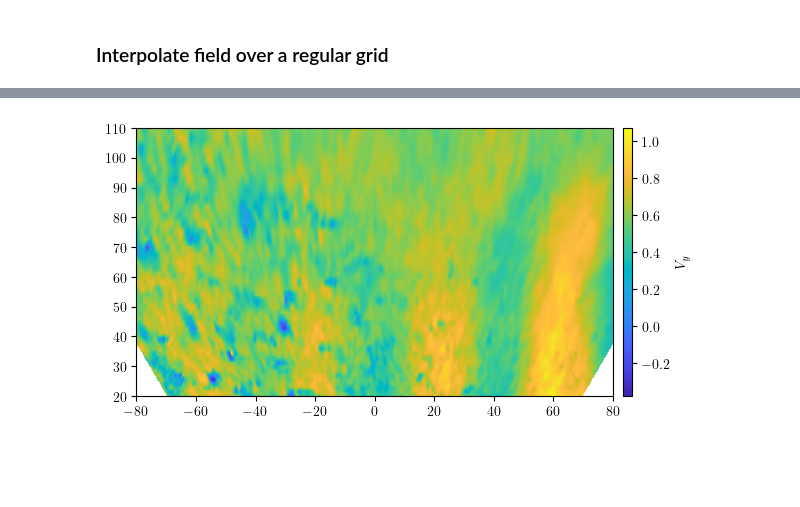
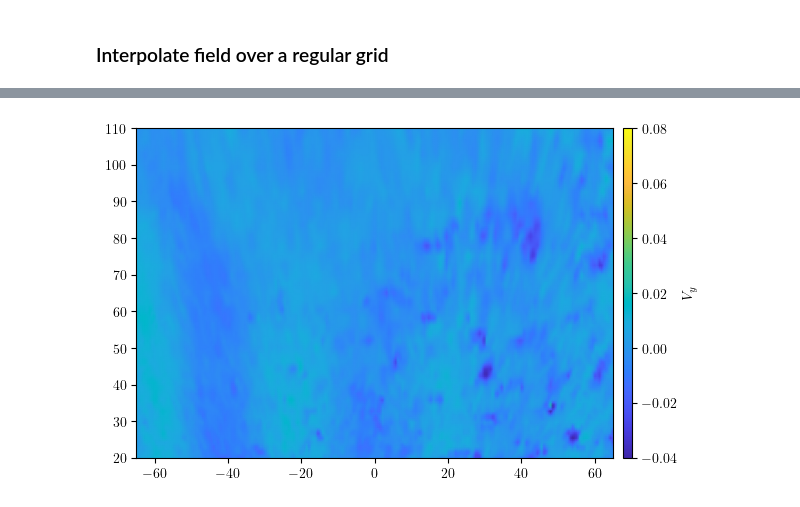
Before and after one commit to Turbotice/icewave, a Jupyter notebook: icewave/sebastien/BicWin2024/BicWin25_oblique_view.ipynb, the cells around one changed output, grey strips where cells are left out. Drawn from its saved outputs; the diff is of its cells as text; code cells hidden in the pictures; blank space fills up the shorter version.

```diff
--- a/icewave/sebastien/BicWin2024/BicWin25_oblique_view.ipynb
+++ b/icewave/sebastien/BicWin2024/BicWin25_oblique_view.ipynb
@@ -76,9 +77,12 @@ dict_keys(['DRONE', 'GPS', 'ID', 'PIV_param', 'PIXEL', 'SCALE', 'UTC_t', 'Vx', '
 # %% [markdown]
 ### Flip velocity fields
 # %%
-# Vx = FT.supress_quadratic_noise(np.transpose(S['Vx'],(1,0,2)),S['x'],S['y'])
-# Vy = FT.supress_quadratic_noise(np.transpose(S['Vy'],(1,0,2)),S['x'],S['y'])
-# Vx = np.transpose(Vx,(1,0,2))
-# Vy = np.transpose(Vy,(1,0,2))
-Vx = np.flip(S['Vx'],0)
-Vy = np.flip(S['Vy'],0)
+Vx = FT.supress_quadratic_noise(np.transpose(S['Vx'],(1,0,2)),S['x'],S['y'])
+Vy = FT.supress_quadratic_noise(np.transpose(S['Vy'],(1,0,2)),S['x'],S['y'])
+Vx = np.transpose(Vx,(1,0,2))
+Vy = np.transpose(Vy,(1,0,2))
+# Vx = np.flip(S['Vx'],0)
+# Vy = np.flip(S['Vy'],0)
+
+# Vx = S['Vx']
+# Vy = S['Vy']
@@ -235,12 +243,12 @@ ValueError: For X (134) and Y (239) with gouraud shading, A should have shape (2
 # %%
 #%% Define grid
 
-minx = -80
-maxx = 80
+minx = -65
+maxx = 65
 miny = 20
 maxy = 110
 
-artificial_facq_x = 1/0.4 # artificial spatial frequency in box/meter
+artificial_facq_x = 1/0.6 # artificial spatial frequency in box/meter
 grid_x, grid_y = np.meshgrid(
     np.linspace(minx, maxx, int((maxx - minx)*artificial_facq_x)),
     np.linspace(miny, maxy, int((maxy - miny)*artificial_facq_x))
@@ -265,4 +295,6 @@ ax.legend()
 # %%
-frame = 3600
 points = np.array([S['X'].ravel(),S['Y'].ravel()]).T
-interp_Vy = dp.interpolate_field(points,ux [:,:,frame],grid_x,grid_y)
+interp_uz = np.zeros((grid_x.shape[0],grid_x.shape[1],uz.shape[2]))
+for frame in range(uz.shape[2]):
+    print(frame)
+    interp_uz[:,:,frame] = dp.interpolate_field(points,uz[:,:,frame],grid_x,grid_y)
@@ -269,10 +335,12 @@ interp_Vy = dp.interpolate_field(points,ux [:,:,frame],grid_x,grid_y)
 # %%
+frame = 3600
 fig, ax = plt.subplots()
-imsh = ax.pcolormesh(grid_x.T,grid_y.T,interp_Vy.T,shading = 'gouraud',cmap = parula_map)
+imsh = ax.pcolormesh(grid_x.T,grid_y.T,interp_uz[:,:,frame].T,shading = 'gouraud',cmap = parula_map,
+                    vmin = -0.04, vmax = 0.08)
 divider = make_axes_locatable(ax)
 cax = divider.append_axes("right", size="2%", pad=0.1)
 cbar = plt.colorbar(imsh,cax = cax)
 cbar.set_label(r'$V_y$')
 ax.set_aspect(1)
 # %% [output]
-[figure, old version]
+[figure, new version]
```
Also changed, not shown: parts of 23 cells of this notebook, 1 other file.
